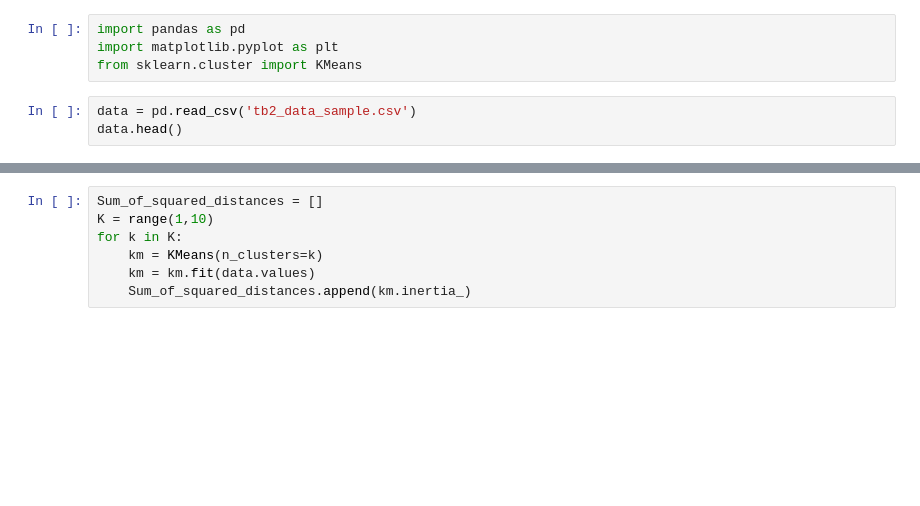
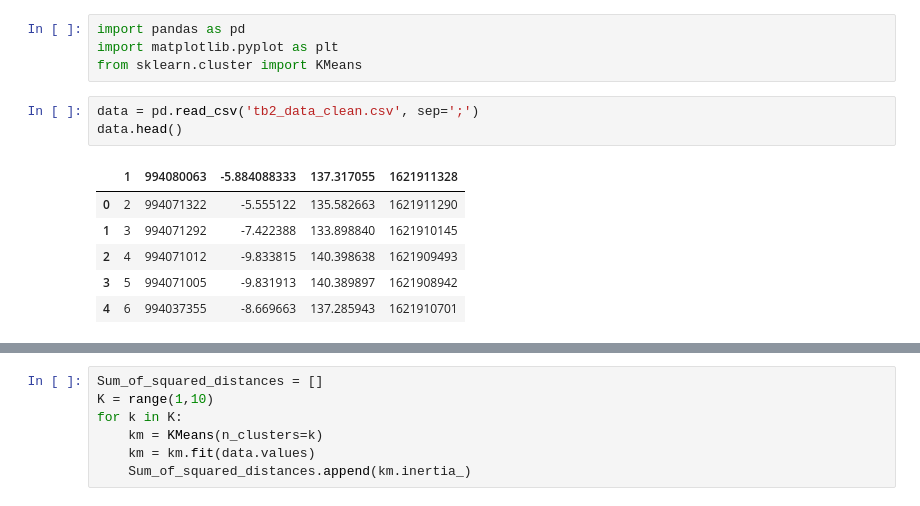
Before and after one commit to panoet/tugas-besar-2-machine-learning-umb, a Jupyter notebook: main.ipynb, the cells around one changed output, grey strips where cells are left out. Cells and saved outputs as stored; diff of their text form; blank space fills up the shorter version.

```diff
--- a/main.ipynb
+++ b/main.ipynb
@@ -3,6 +3,13 @@ import pandas as pd
 import matplotlib.pyplot as plt
 from sklearn.cluster import KMeans
 # %%
-data = pd.read_csv('tb2_data_sample.csv')
+data = pd.read_csv('tb2_data_clean.csv', sep=';')
 data.head()
+# %% [output]
+|  | 1 | 994080063 | -5.884088333 | 137.317055 | 1621911328 |
+| 0 | 2 | 994071322 | -5.555122 | 135.582663 | 1621911290 |
+| 1 | 3 | 994071292 | -7.422388 | 133.898840 | 1621910145 |
+| 2 | 4 | 994071012 | -9.833815 | 140.398638 | 1621909493 |
+| 3 | 5 | 994071005 | -9.831913 | 140.389897 | 1621908942 |
+| 4 | 6 | 994037355 | -8.669663 | 137.285943 | 1621910701 |
 # %%
```
Also changed, not shown: parts of 5 cells of this notebook.
